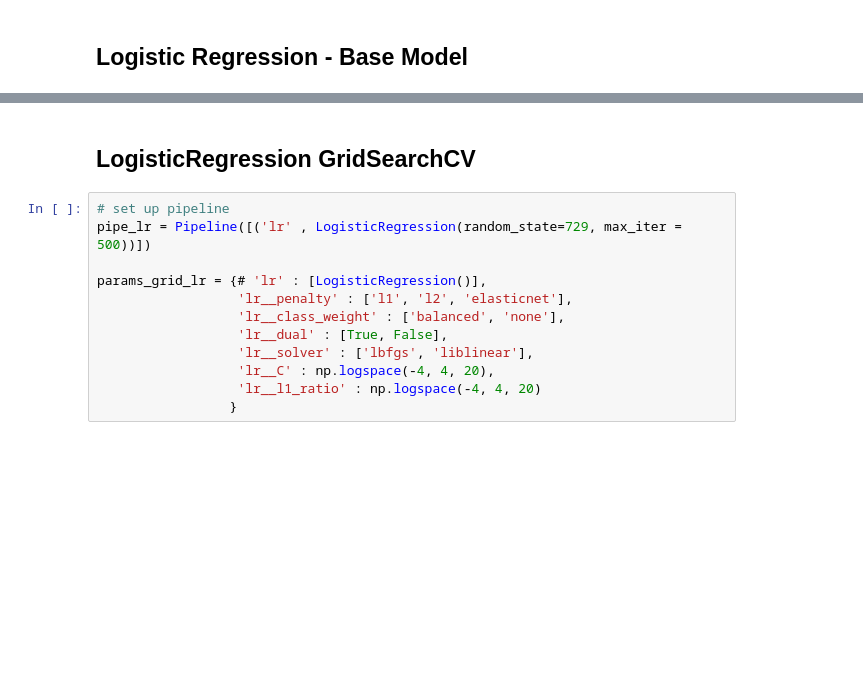
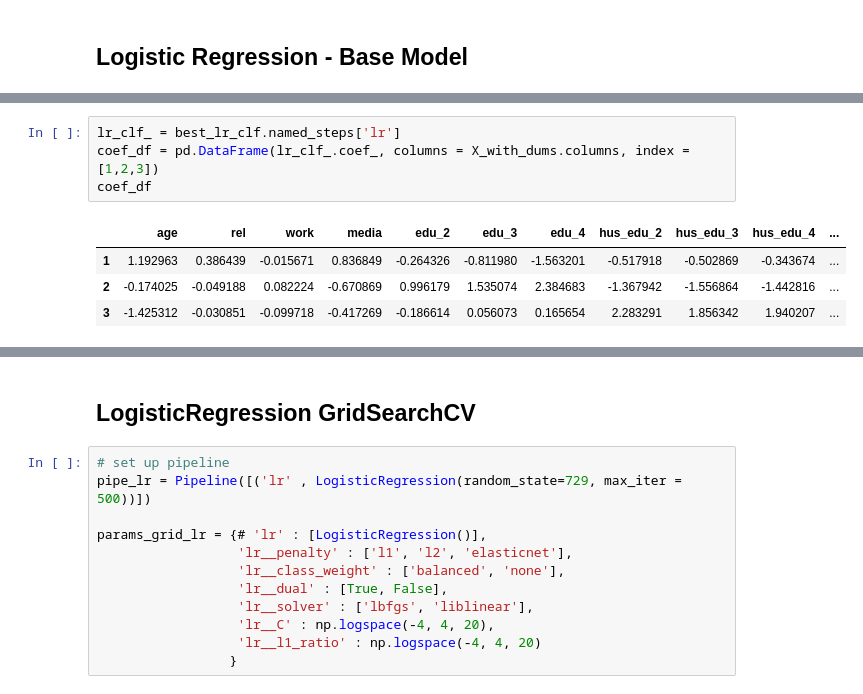
Before and after one commit to mike-flanagan/contraceptive-use-in-indonesia, a Jupyter notebook: WAX_contra.ipynb, the cells around one changed output, grey strips where cells are left out. Drawn from its saved outputs; the diff is of its cells as text; blank space fills up the shorter version.

```diff
--- a/WAX_contra.ipynb
+++ b/WAX_contra.ipynb
@@ -305,0 +226,9 @@ One-vs-Rest ROC AUC scores:
+# %%
+lr_clf_ = best_lr_clf.named_steps['lr']
+coef_df = pd.DataFrame(lr_clf_.coef_, columns = X_with_dums.columns, index = [1,2,3])
+coef_df
+# %% [output]
+|  | age | rel | work | media | edu_2 | edu_3 | edu_4 | hus_edu_2 | hus_edu_3 | hus_edu_4 | ... |
+| 1 | 1.192963 | 0.386439 | -0.015671 | 0.836849 | -0.264326 | -0.811980 | -1.563201 | -0.517918 | -0.502869 | -0.343674 | ... |
+| 2 | -0.174025 | -0.049188 | 0.082224 | -0.670869 | 0.996179 | 1.535074 | 2.384683 | -1.367942 | -1.556864 | -1.442816 | ... |
+| 3 | -1.425312 | -0.030851 | -0.099718 | -0.417269 | -0.186614 | 0.056073 | 0.165654 | 2.283291 | 1.856342 | 1.940207 | ... |
```
Also changed, not shown: parts of 39 cells of this notebook, 10 other files.
